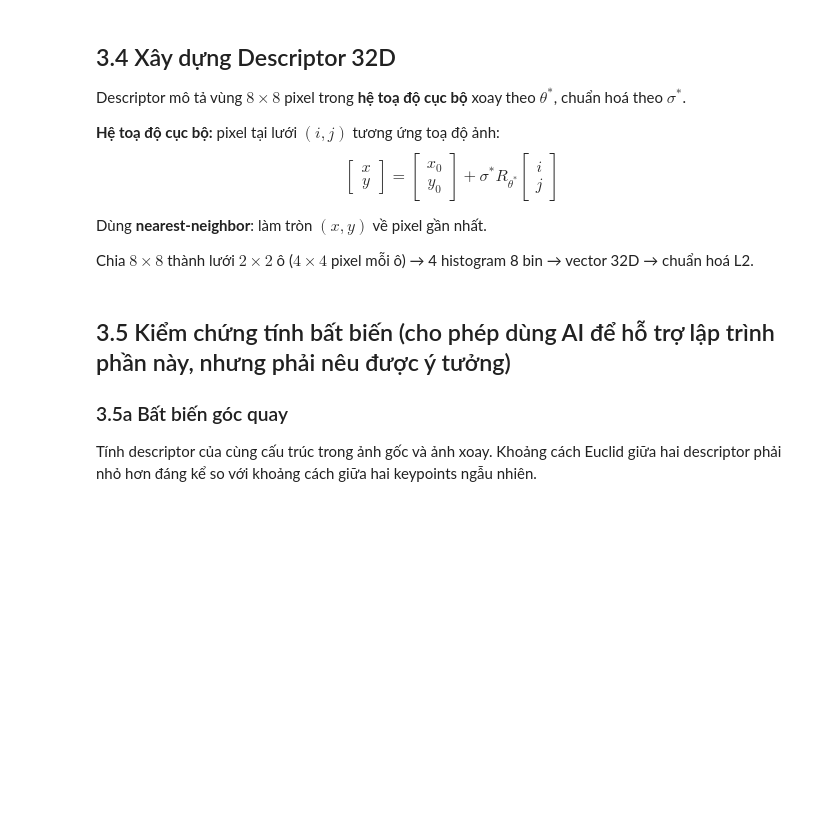
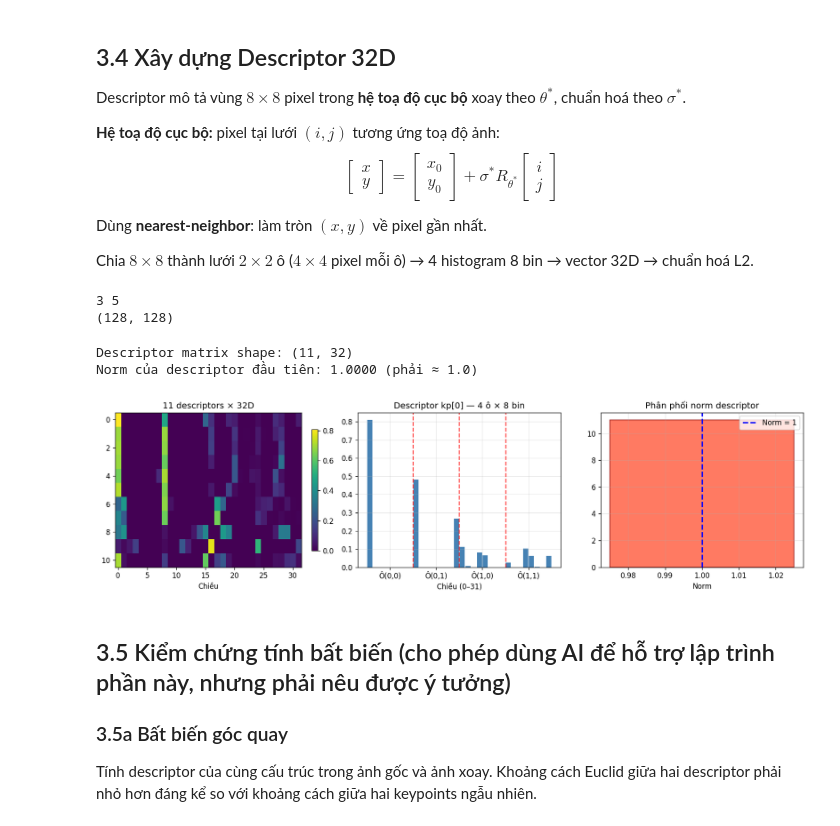
Before and after one commit to thuankoten/computer-vision-lab, a Jupyter notebook: Chapter02/assignment_starter-2.ipynb, the cells around one changed output. Drawn from its saved outputs; the diff is of its cells as text; code cells hidden in the pictures; blank space fills up the shorter version.

```diff
--- a/Chapter02/assignment_starter-2.ipynb
+++ b/Chapter02/assignment_starter-2.ipynb
@@ -938,33 +970,3 @@ Một pixel $(x_0, y_0)$ trong tầng DoG giữa là ứng viên keypoint nếu
 lớn hơn (hoặc nhỏ hơn) tất cả 26 lân cận: 8 cùng tầng + 9 tầng trên + 9 tầng dưới.
 
 Sau đó lọc: chỉ giữ nếu $|D(x_0,y_0,\sigma_0)| \ge \tau_c = 0.03$.
-# %%
-def find_dog_extrema(dogs, sigmas, tau_c=0.03, border=5):
-    """Tìm cực trị cục bộ trong 26 lân cận của DoG pyramid.
-
-    Args:
-        dogs:   list[n_octaves][n_layers] — ảnh DoG
-        sigmas: list[n_octaves][n_layers] — sigma tương ứng Gaussian
-        tau_c:  ngưỡng tương phản tối thiểu
-        border: số pixel bỏ qua ở biên
-
-    Returns:
-        keypoints: list of dict với keys:
-                   'oct'   — chỉ số octave
-                   'layer' — chỉ số tầng DoG (tầng giữa)
-                   'r', 'c' — toạ độ trong octave đó
-                   'sigma' — sigma* của keypoint
-                   'dog_val' — giá trị DoG tại keypoint
-    """
-    keypoints = []
-
-    for oct_idx, oct_dogs in enumerate(dogs):
-        # Duyệt qua các tầng giữa (không phải tầng đầu và cuối)
-        for layer in range(1, len(oct_dogs) - 1):
-            D_prev = oct_dogs[layer - 1]  # tầng dưới
-            D_curr = oct_dogs[layer]       # tầng hiện tại
-            D_next = oct_dogs[layer + 1]   # tầng trên
-            H, W   = D_curr.shape
-
-
-    return keypoints
@@ -1172,38 +1229,48 @@ def compute_descriptors(keypoints_oriented, gaussians, sigmas,
         descriptors.append(desc)
 
     return np.array(descriptors) if descriptors else np.zeros((0, desc_dim))
+# %%
+print(len(dogs), len(dogs[0]))
+print(dogs[0][0].shape)
+# %% [output]
+3 5
+(128, 128)
 # %%
 descriptors = compute_descriptors(keypoints_oriented, gaussians, sigmas)
 print(f'Descriptor matrix shape: {descriptors.shape}')
 print(f'Norm của descriptor đầu tiên: {np.linalg.norm(descriptors[0]):.4f} (phải ≈ 1.0)')
 
 # Visualise descriptor
 if len(descriptors) > 0:
     fig, axes = plt.subplots(1, 3, figsize=(14, 4))
 
     # Heatmap ma trận descriptor
     n_show = min(20, len(descriptors))
     im = axes[0].imshow(descriptors[:n_show], cmap='viridis', aspect='auto')
     axes[0].set_title(f'{n_show} descriptors × 32D'); axes[0].set_xlabel('Chiều')
     plt.colorbar(im, ax=axes[0], fraction=0.03)
 
     # Bar chart descriptor đầu tiên
     axes[1].bar(range(32), descriptors[0], color='steelblue', width=0.9)
     for b in range(1, 4):  # ranh giới 4 ô
         axes[1].axvline(b*8 - 0.5, color='red', lw=1.5, ls='--', alpha=0.7)
     axes[1].set_title('Descriptor kp[0] — 4 ô × 8 bin')
     axes[1].set_xlabel('Chiều (0–31)'); axes[1].grid(True, alpha=0.3)
     axes[1].set_xticks([3.5, 11.5, 19.5, 27.5])
     axes[1].set_xticklabels(['Ô(0,0)', 'Ô(0,1)', 'Ô(1,0)', 'Ô(1,1)'])
 
     # Phân phối norm
     norms = np.linalg.norm(descriptors, axis=1)
-    axes[2].hist(norms, bins=20, color='tomato', edgecolor='darkred', alpha=0.85)
+    axes[2].bar([1.0], [len(norms)], width=0.05, color='tomato', edgecolor='darkred', alpha=0.85)
     axes[2].set_title('Phân phối norm descriptor'); axes[2].set_xlabel('Norm')
     axes[2].axvline(1.0, color='blue', lw=2, ls='--', label='Norm = 1')
     axes[2].legend(); axes[2].grid(True, alpha=0.3)
 
     plt.tight_layout(); plt.show()
+# %% [output]
+Descriptor matrix shape: (11, 32)
+Norm của descriptor đầu tiên: 1.0000 (phải ≈ 1.0)
+[figure, added]
 # %% [markdown]
 ## 3.5 Kiểm chứng tính bất biến (cho phép dùng AI để hỗ trợ lập trình phần này, nhưng phải nêu được ý tưởng)
 
```
Also changed, not shown: parts of 13 cells of this notebook.
